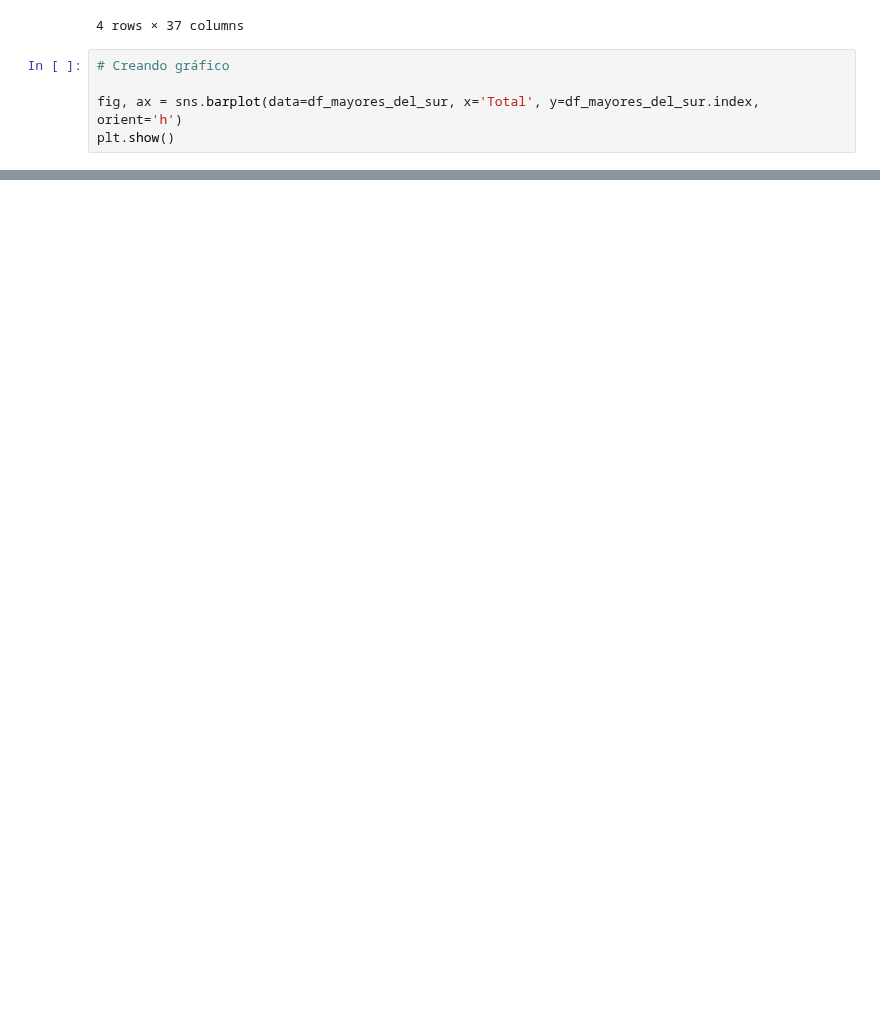
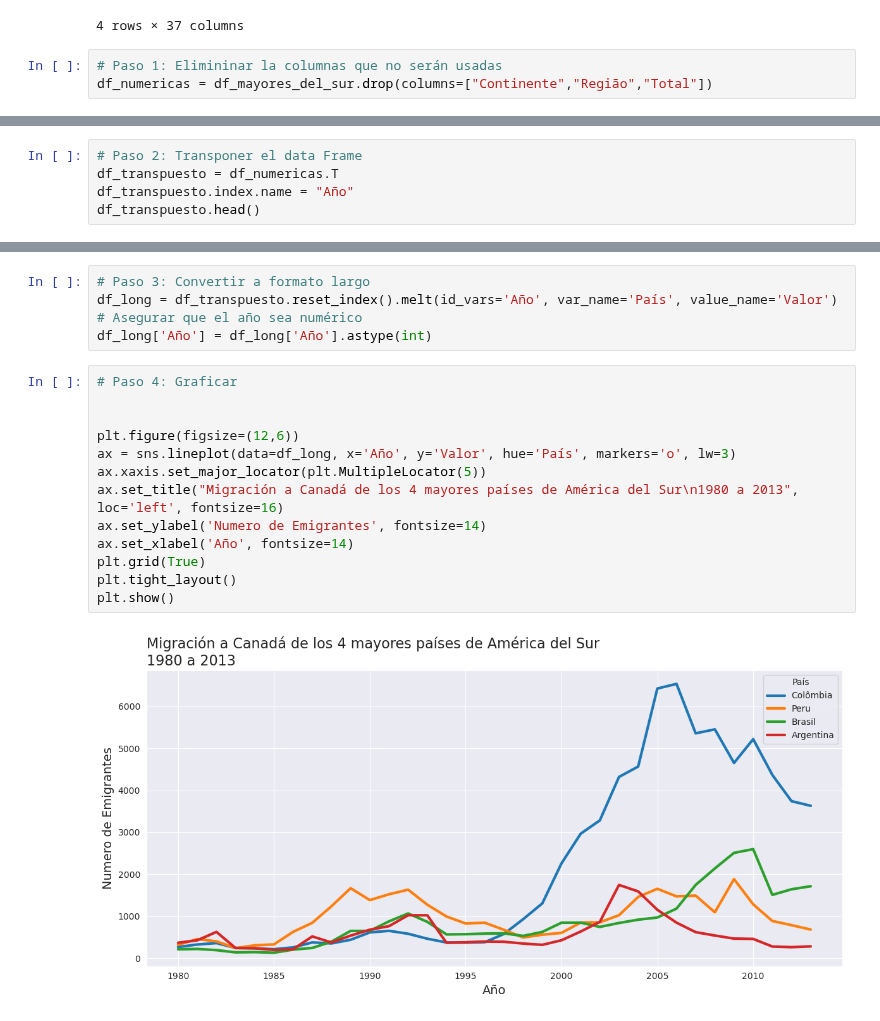
Before and after one commit to ygor-github/data_visualization, a Jupyter notebook: desafios.ipynb, the cells around one changed output, grey strips where cells are left out. Saved outputs shown, nothing was run; the diff lists cells and outputs as text; blank space fills up the shorter version.

```diff
--- a/desafios.ipynb
+++ b/desafios.ipynb
@@ -299,7 +299,5 @@ df_mayores_del_sur
 | Argentina | América Latina e o Caribe | América do Sul | 368 | 426 | 626 | 241 | 237 | 196 | 213 | 519 | ... | ... |
 4 rows × 37 columns
 # %%
-# Creando gráfico
-
-fig, ax = sns.barplot(data=df_mayores_del_sur, x='Total', y=df_mayores_del_sur.index, orient='h')
-plt.show()
+# Paso 1: Elimininar la columnas que no serán usadas
+df_numericas = df_mayores_del_sur.drop(columns=["Continente","Região","Total"])
@@ -308,0 +304,5 @@ TypeError: cannot unpack non-iterable Axes object
+# %%
+# Paso 2: Transponer el data Frame
+df_transpuesto = df_numericas.T
+df_transpuesto.index.name = "Año"
+df_transpuesto.head()
@@ -308,0 +317,20 @@ TypeError: cannot unpack non-iterable Axes object
+# %%
+# Paso 3: Convertir a formato largo
+df_long = df_transpuesto.reset_index().melt(id_vars='Año', var_name='País', value_name='Valor')
+# Asegurar que el año sea numérico
+df_long['Año'] = df_long['Año'].astype(int)
+# %%
+# Paso 4: Graficar
+
+
+plt.figure(figsize=(12,6))
+ax = sns.lineplot(data=df_long, x='Año', y='Valor', hue='País', markers='o', lw=3)
+ax.xaxis.set_major_locator(plt.MultipleLocator(5))
+ax.set_title("Migración a Canadá de los 4 mayores países de América del Sur\n1980 a 2013", loc='left', fontsize=16)
+ax.set_ylabel('Numero de Emigrantes', fontsize=14)
+ax.set_xlabel('Año', fontsize=14)
+plt.grid(True)
+plt.tight_layout()
+plt.show()
+# %% [output]
+[figure, added]
```
Also changed, not shown: parts of 4 cells of this notebook, 1 other file.
